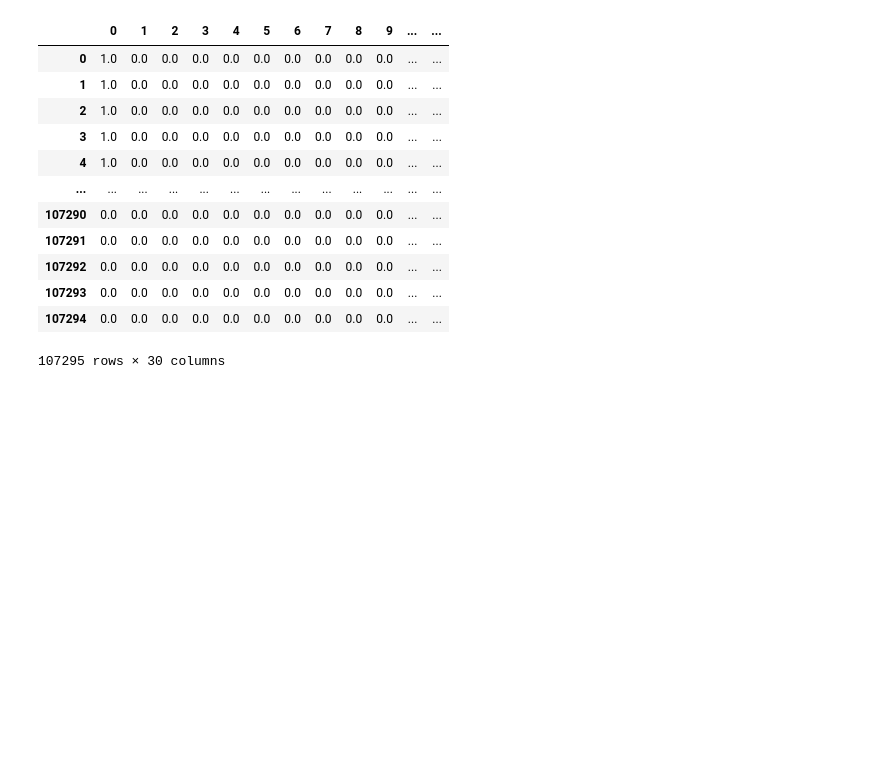
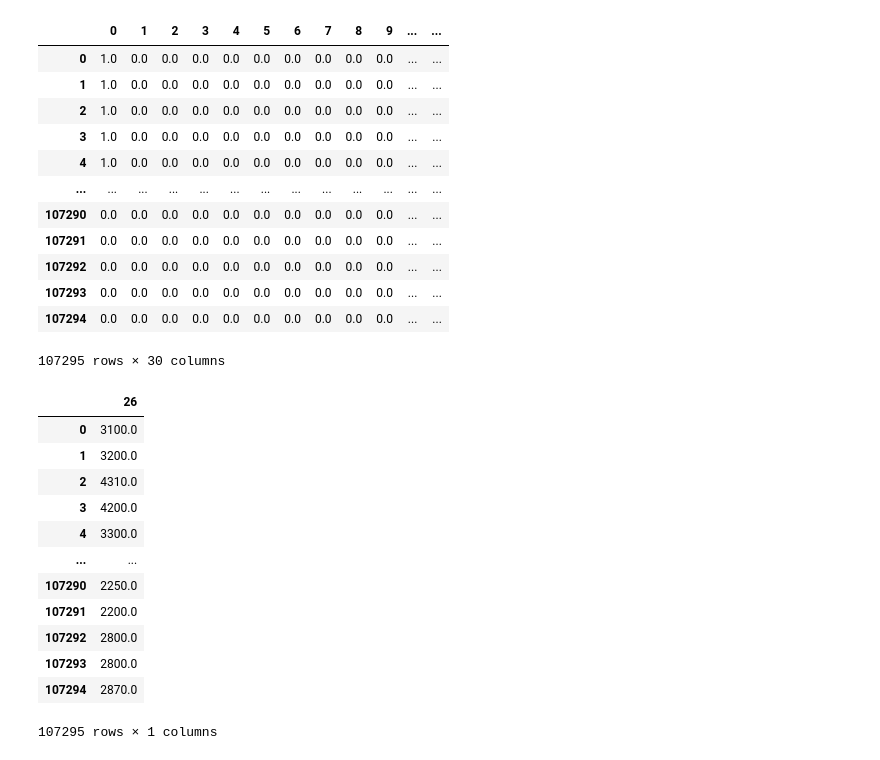
Before and after one commit to SagarNilgar/Vegatable-Price-Forecasting, a Jupyter notebook: vegtable_cleaning_data.ipynb, the cells around one changed output. Cells and saved outputs as stored; diff of their text form; code cells hidden in the pictures; blank space fills up the shorter version.

```diff
--- a/vegtable_cleaning_data.ipynb
+++ b/vegtable_cleaning_data.ipynb
@@ -200,3 +234,22 @@ y
 | 107293 | 0.0 | 0.0 | 0.0 | 0.0 | 0.0 | 0.0 | 0.0 | 0.0 | 0.0 | 0.0 | ... | ... |
 | 107294 | 0.0 | 0.0 | 0.0 | 0.0 | 0.0 | 0.0 | 0.0 | 0.0 | 0.0 | 0.0 | ... | ... |
 107295 rows × 30 columns
+# %%
+
+b=y.iloc[:,26:27]
+independent=b
+independent
+# %% [output]
+|  | 26 |
+| 0 | 3100.0 |
+| 1 | 3200.0 |
+| 2 | 4310.0 |
+| 3 | 4200.0 |
+| 4 | 3300.0 |
+| ... | ... |
+| 107290 | 2250.0 |
+| 107291 | 2200.0 |
+| 107292 | 2800.0 |
+| 107293 | 2800.0 |
+| 107294 | 2870.0 |
+107295 rows × 1 columns
```
Also changed, not shown: parts of 13 cells of this notebook, 5 other files.
